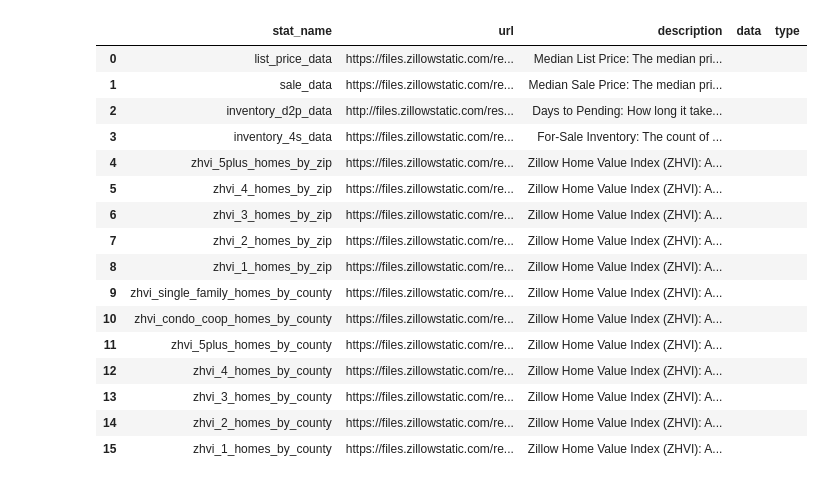
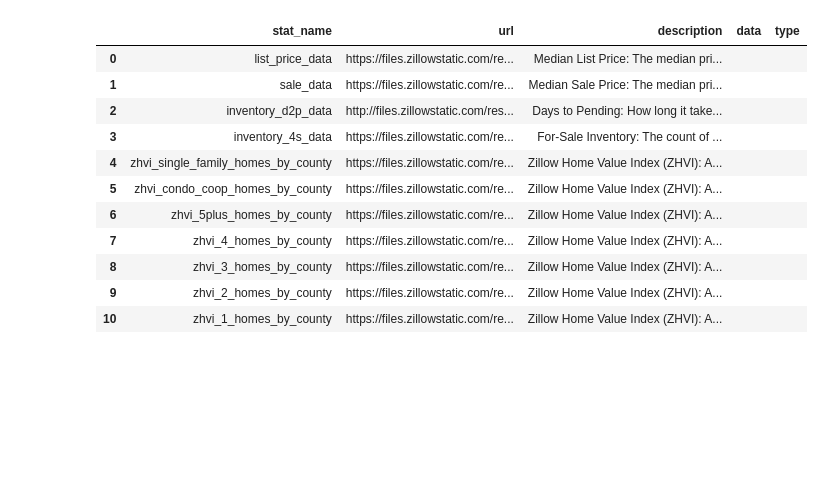
Before and after one commit to i-am-phoenix/Demo, a Jupyter notebook: zillow_data_cleaning_functions.ipynb, the cells around one changed output. Drawn from its saved outputs; the diff is of its cells as text; code cells hidden in the pictures; blank space fills up the shorter version.

```diff
--- a/zillow_data_cleaning_functions.ipynb
+++ b/zillow_data_cleaning_functions.ipynb
@@ -86,35 +85,35 @@ url_dict=[
         "url"         : inventory_4s_data,
         "description" : f"For-Sale Inventory: The count of unique listings that were active at any time in a given month."
     },
-# Data by ZIP CODE
-    {   "stat_name"   : "zhvi_single_family_homes_by_zip",
-        "url"         : zhvi_single_family_homes_by_zip,
-        "description" : f"Zillow Home Value Index (ZHVI): A smoothed, seasonally adjusted measure of the typical home value and market changes.\nAll single family time series by Zipcode"
-    },
-    {   "stat_name"   : "zhvi_condo_coop_homes_by_zip",
-        "url"         : zhvi_condo_coop_homes_by_zip,
-        "description" : f"Zillow Home Value Index (ZHVI): A smoothed, seasonally adjusted measure of the typical home value and market changes.\nAll condo/co-op time series by Zipcode"
-    },
-    {   "stat_name"   : "zhvi_5plus_homes_by_zip",
-        "url"         : zhvi_5plus_data,
-        "description" : f"Zillow Home Value Index (ZHVI): A smoothed, seasonally adjusted measure of the typical home value and market changes.\n5+ bed time series by Zipcode"
-    },
-    {   "stat_name"   : "zhvi_4_homes_by_zip",
-        "url"         : zhvi_4_homes_by_zip,
-        "description" : f"Zillow Home Value Index (ZHVI): A smoothed, seasonally adjusted measure of the typical home value and market changes.\n4 bed time series by Zipcode"
-    },
-    {   "stat_name"   : "zhvi_3_homes_by_zip",
-        "url"         : zhvi_3_homes_by_zip,
-        "description" : f"Zillow Home Value Index (ZHVI): A smoothed, seasonally adjusted measure of the typical home value and market changes.\n3 bed time series by Zipcode"
-    },
-    {   "stat_name"   : "zhvi_2_homes_by_zip",
-        "url"         : zhvi_2_homes_by_zip,
-        "description" : f"Zillow Home Value Index (ZHVI): A smoothed, seasonally adjusted measure of the typical home value and market changes.\n2 bed time series by Zipcode"
-    },
-    {   "stat_name"   : "zhvi_1_homes_by_zip",
-        "url"         : zhvi_1_homes_by_zip,
-        "description" : f"Zillow Home Value Index (ZHVI): A smoothed, seasonally adjusted measure of the typical home value and market changes.\n1 bed time series by Zipcode"
-    },
+# # Data by ZIP CODE
+#     {   "stat_name"   : "zhvi_single_family_homes_by_zip",
+#         "url"         : zhvi_single_family_homes_by_zip,
+#         "description" : f"Zillow Home Value Index (ZHVI): A smoothed, seasonally adjusted measure of the typical home value and market changes.\nAll single family time series by Zipcode"
+#     },
+#     {   "stat_name"   : "zhvi_condo_coop_homes_by_zip",
+#         "url"         : zhvi_condo_coop_homes_by_zip,
+#         "description" : f"Zillow Home Value Index (ZHVI): A smoothed, seasonally adjusted measure of the typical home value and market changes.\nAll condo/co-op time series by Zipcode"
+#     },
+#     {   "stat_name"   : "zhvi_5plus_homes_by_zip",
+#         "url"         : zhvi_5plus_homes_by_zip,
+#         "description" : f"Zillow Home Value Index (ZHVI): A smoothed, seasonally adjusted measure of the typical home value and market changes.\n5+ bed time series by Zipcode"
+#     },
+#     {   "stat_name"   : "zhvi_4_homes_by_zip",
+#         "url"         : zhvi_4_homes_by_zip,
+#         "description" : f"Zillow Home Value Index (ZHVI): A smoothed, seasonally adjusted measure of the typical home value and market changes.\n4 bed time series by Zipcode"
+#     },
+#     {   "stat_name"   : "zhvi_3_homes_by_zip",
+#         "url"         : zhvi_3_homes_by_zip,
+#         "description" : f"Zillow Home Value Index (ZHVI): A smoothed, seasonally adjusted measure of the typical home value and market changes.\n3 bed time series by Zipcode"
+#     },
+#     {   "stat_name"   : "zhvi_2_homes_by_zip",
+#         "url"         : zhvi_2_homes_by_zip,
+#         "description" : f"Zillow Home Value Index (ZHVI): A smoothed, seasonally adjusted measure of the typical home value and market changes.\n2 bed time series by Zipcode"
+#     },
+#     {   "stat_name"   : "zhvi_1_homes_by_zip",
+#         "url"         : zhvi_1_homes_by_zip,
+#         "description" : f"Zillow Home Value Index (ZHVI): A smoothed, seasonally adjusted measure of the typical home value and market changes.\n1 bed time series by Zipcode"
+#     },
 # Data by COUNTY
     {   "stat_name"   : "zhvi_single_family_homes_by_county",
         "url"         : zhvi_single_family_homes_by_county,
@@ -130,45 +129,40 @@ url_dict=[
     },
     {   "stat_name"   : "zhvi_4_homes_by_county",
         "url"         : zhvi_4_homes_by_county,
         "description" : f"Zillow Home Value Index (ZHVI): A smoothed, seasonally adjusted measure of the typical home value and market changes.\n4 bed time series by county"
     },
     {   "stat_name"   : "zhvi_3_homes_by_county",
         "url"         : zhvi_3_homes_by_county,
         "description" : f"Zillow Home Value Index (ZHVI): A smoothed, seasonally adjusted measure of the typical home value and market changes.\n3 bed time series by county"
     },
     {   "stat_name"   : "zhvi_2_homes_by_county",
         "url"         : zhvi_2_homes_by_county,
         "description" : f"Zillow Home Value Index (ZHVI): A smoothed, seasonally adjusted measure of the typical home value and market changes.\n2 bed time series by county"
     },
     {   "stat_name"   : "zhvi_1_homes_by_county",
         "url"         : zhvi_1_homes_by_county,
         "description" : f"Zillow Home Value Index (ZHVI): A smoothed, seasonally adjusted measure of the typical home value and market changes.\n1 bed time series by county"}
 
 ]
 
 
 zillow_df=pd.DataFrame(url_dict)
 zillow_df['data']=""
 zillow_df['type']=""
 zillow_df
 # %% [output]
 |  | stat_name | url | description | data | type |
 | 0 | list_price_data | https://files.zillowstatic.com/re... | Median List Price: The median pri... |  |  |
 | 1 | sale_data | https://files.zillowstatic.com/re... | Median Sale Price: The median pri... |  |  |
 | 2 | inventory_d2p_data | http://files.zillowstatic.com/res... | Days to Pending: How long it take... |  |  |
 | 3 | inventory_4s_data | https://files.zillowstatic.com/re... | For-Sale Inventory: The count of ... |  |  |
-| 4 | zhvi_5plus_homes_by_zip | https://files.zillowstatic.com/re... | Zillow Home Value Index (ZHVI): A... |  |  |
-| 5 | zhvi_4_homes_by_zip | https://files.zillowstatic.com/re... | Zillow Home Value Index (ZHVI): A... |  |  |
-| 6 | zhvi_3_homes_by_zip | https://files.zillowstatic.com/re... | Zillow Home Value Index (ZHVI): A... |  |  |
-| 7 | zhvi_2_homes_by_zip | https://files.zillowstatic.com/re... | Zillow Home Value Index (ZHVI): A... |  |  |
-| 8 | zhvi_1_homes_by_zip | https://files.zillowstatic.com/re... | Zillow Home Value Index (ZHVI): A... |  |  |
-| 9 | zhvi_single_family_homes_by_county | https://files.zillowstatic.com/re... | Zillow Home Value Index (ZHVI): A... |  |  |
-| 10 | zhvi_condo_coop_homes_by_county | https://files.zillowstatic.com/re... | Zillow Home Value Index (ZHVI): A... |  |  |
-| 11 | zhvi_5plus_homes_by_county | https://files.zillowstatic.com/re... | Zillow Home Value Index (ZHVI): A... |  |  |
-| 12 | zhvi_4_homes_by_county | https://files.zillowstatic.com/re... | Zillow Home Value Index (ZHVI): A... |  |  |
-| 13 | zhvi_3_homes_by_county | https://files.zillowstatic.com/re... | Zillow Home Value Index (ZHVI): A... |  |  |
-| 14 | zhvi_2_homes_by_county | https://files.zillowstatic.com/re... | Zillow Home Value Index (ZHVI): A... |  |  |
-| 15 | zhvi_1_homes_by_county | https://files.zillowstatic.com/re... | Zillow Home Value Index (ZHVI): A... |  |  |
+| 4 | zhvi_single_family_homes_by_county | https://files.zillowstatic.com/re... | Zillow Home Value Index (ZHVI): A... |  |  |
+| 5 | zhvi_condo_coop_homes_by_county | https://files.zillowstatic.com/re... | Zillow Home Value Index (ZHVI): A... |  |  |
+| 6 | zhvi_5plus_homes_by_county | https://files.zillowstatic.com/re... | Zillow Home Value Index (ZHVI): A... |  |  |
+| 7 | zhvi_4_homes_by_county | https://files.zillowstatic.com/re... | Zillow Home Value Index (ZHVI): A... |  |  |
+| 8 | zhvi_3_homes_by_county | https://files.zillowstatic.com/re... | Zillow Home Value Index (ZHVI): A... |  |  |
+| 9 | zhvi_2_homes_by_county | https://files.zillowstatic.com/re... | Zillow Home Value Index (ZHVI): A... |  |  |
+| 10 | zhvi_1_homes_by_county | https://files.zillowstatic.com/re... | Zillow Home Value Index (ZHVI): A... |  |  |
 # %%
 # Fill in illowdf dataframe's 'data' clumn with indvidual dataframes for each individual data source
 for i, row in zillow_df.iterrows():
```
Also changed, not shown: parts of 12 cells of this notebook.
